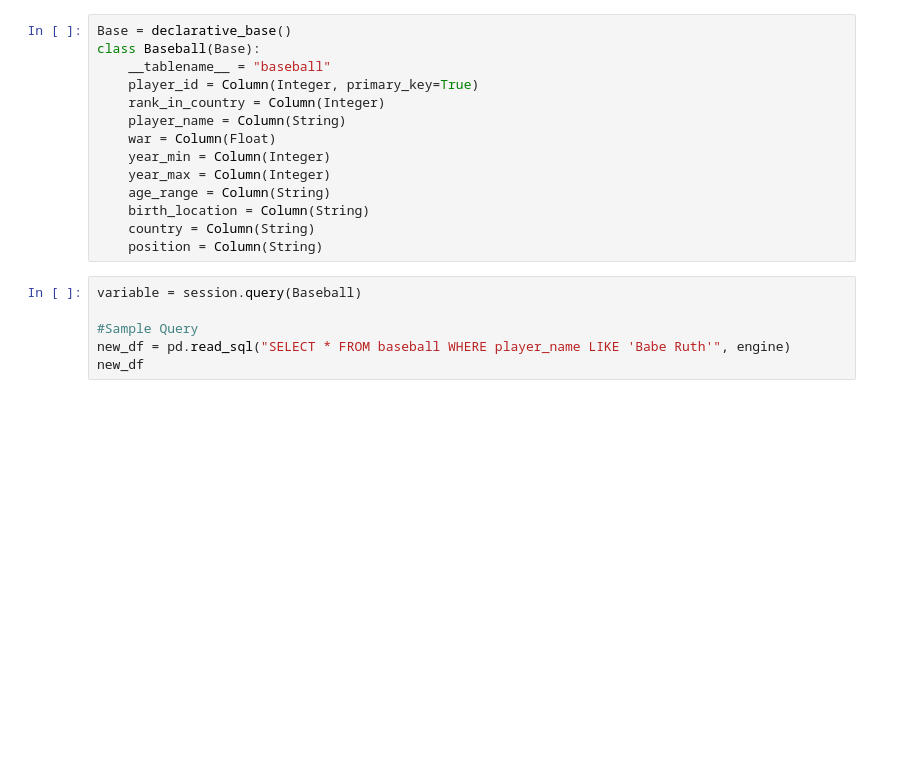
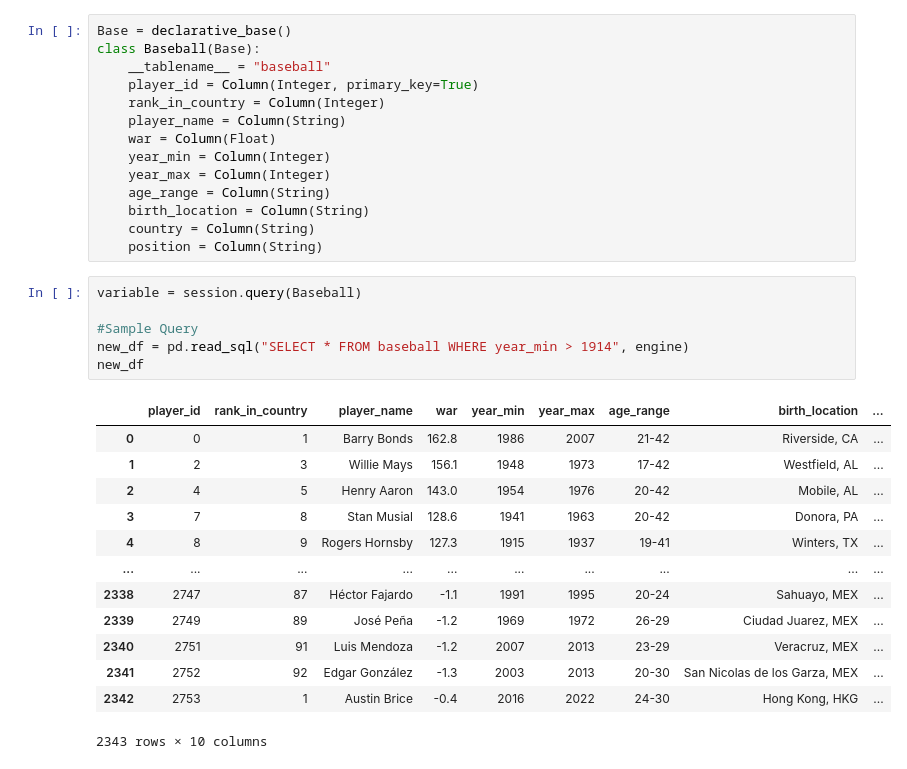
Before and after one commit to JMNugent1/war-by-country, a Jupyter notebook: flask_api.ipynb, the cells around one changed output. Drawn from its saved outputs; the diff is of its cells as text; blank space fills up the shorter version.

```diff
--- a/flask_api.ipynb
+++ b/flask_api.ipynb
@@ -30,6 +30,20 @@ class Baseball(Base):
 # %%
 variable = session.query(Baseball)
 
 #Sample Query
-new_df = pd.read_sql("SELECT * FROM baseball WHERE player_name LIKE 'Babe Ruth'", engine)
+new_df = pd.read_sql("SELECT * FROM baseball WHERE year_min > 1914", engine)
 new_df
+# %% [output]
+|  | player_id | rank_in_country | player_name | war | year_min | year_max | age_range | birth_location | ... |
+| 0 | 0 | 1 | Barry Bonds | 162.8 | 1986 | 2007 | 21-42 | Riverside, CA | ... |
+| 1 | 2 | 3 | Willie Mays | 156.1 | 1948 | 1973 | 17-42 | Westfield, AL | ... |
+| 2 | 4 | 5 | Henry Aaron | 143.0 | 1954 | 1976 | 20-42 | Mobile, AL | ... |
+| 3 | 7 | 8 | Stan Musial | 128.6 | 1941 | 1963 | 20-42 | Donora, PA | ... |
+| 4 | 8 | 9 | Rogers Hornsby | 127.3 | 1915 | 1937 | 19-41 | Winters, TX | ... |
+| ... | ... | ... | ... | ... | ... | ... | ... | ... | ... |
+| 2338 | 2747 | 87 | Héctor Fajardo | -1.1 | 1991 | 1995 | 20-24 | Sahuayo, MEX | ... |
+| 2339 | 2749 | 89 | José Peña | -1.2 | 1969 | 1972 | 26-29 | Ciudad Juarez, MEX | ... |
+| 2340 | 2751 | 91 | Luis Mendoza | -1.2 | 2007 | 2013 | 23-29 | Veracruz, MEX | ... |
+| 2341 | 2752 | 92 | Edgar González | -1.3 | 2003 | 2013 | 20-30 | San Nicolas de los Garza, MEX | ... |
+| 2342 | 2753 | 1 | Austin Brice | -0.4 | 2016 | 2022 | 24-30 | Hong Kong, HKG | ... |
+2343 rows × 10 columns
```
Also changed, not shown: parts of 1 cell of this notebook, 2 other files.
